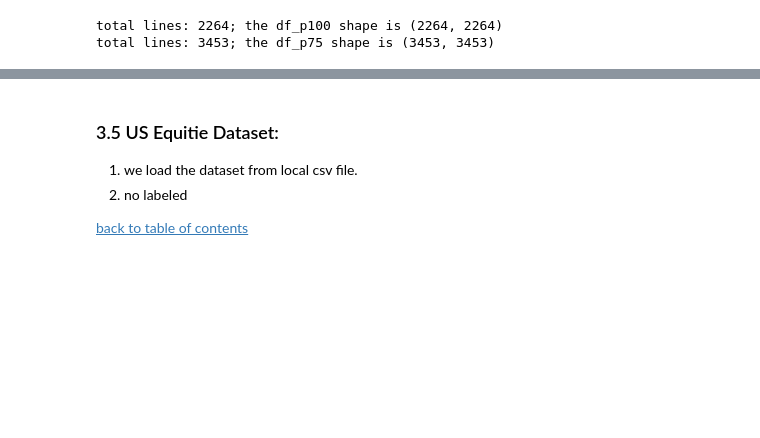
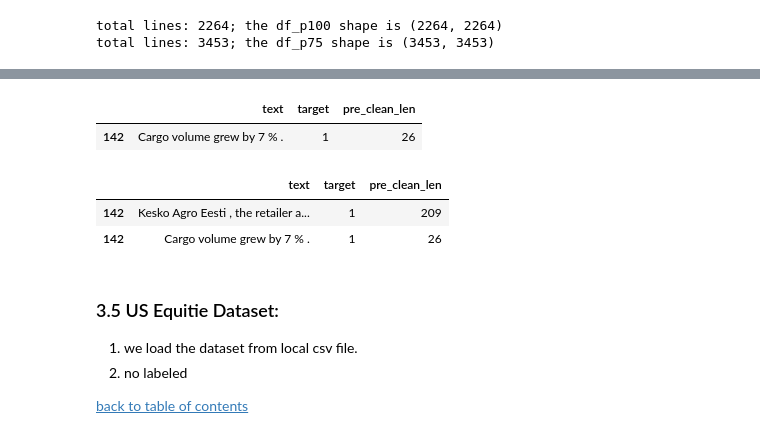
Before and after one commit to noceanfish/Springboard, a Jupyter notebook: notebooks/news_sentimential_analysis/sa_data_wrangling.ipynb, the cells around one changed output, grey strips where cells are left out. Cells and saved outputs as stored; diff of their text form; code cells hidden in the pictures; blank space fills up the shorter version.

```diff
--- a/notebooks/news_sentimential_analysis/sa_data_wrangling.ipynb
+++ b/notebooks/news_sentimential_analysis/sa_data_wrangling.ipynb
@@ -251,7 +274,7 @@ print('Total folders are {}, the number of corpus is {}'.format(folder_count, to
 t = 0
 t2 = []
 
-with open(('data/multidomain_SA/sorted_data/' + 'summary.txt'), 'r', encoding='utf-8') as f:
+with open((amzn_path + '/summary.txt'), 'r', encoding='utf-8') as f:
     summary = f.readlines()
 for l in summary:
     n = l.split()[-1]
@@ -305,8 +352,8 @@ tweet_sentim_df = tweet_sentim_df[tweet_sentim_df.pre_clean_len > 10]
 
 [back to table of contents](#toc)
 # %%
-phasbank_p100_path = 'data/FinancialPhraseBank-v1.0/Sentences_AllAgree.txt'
-phasbank_p75_path = 'data/FinancialPhraseBank-v1.0/Sentences_75Agree.txt'
+phasbank_p100_path = '/Users/zz/Documents/dev/Springboard/data/raw/FinancialPhraseBank-v1.0/Sentences_AllAgree.txt'
+phasbank_p75_path = '/Users/zz/Documents/dev/Springboard/data/raw/FinancialPhraseBank-v1.0/Sentences_75Agree.txt'
 
 # with 100% agree dataset
 with open(phasbank_p100_path, 'r', encoding='latin-1') as f:
@@ -370,0 +447,5 @@ phasbank_p100.target.value_counts(), phasbank_p75.target.value_counts()
+# %%
+phasbank_raw = pd.concat([phasbank_p100, phasbank_p75])
+phasbank_raw = phasbank_raw[phasbank_raw['target'] != -1]
+phasbank_raw['pre_clean_len'] = phasbank_raw.text.apply(len)
+phasbank_raw.info()
@@ -370,0 +463,11 @@ phasbank_p100.target.value_counts(), phasbank_p75.target.value_counts()
+# %%
+phasbank_raw[phasbank_raw.pre_clean_len<30]
+# %% [output]
+|  | text | target | pre_clean_len |
+| 142 | Cargo volume grew by 7 % . | 1 | 26 |
+# %%
+phasbank_raw.loc[142]
+# %% [output]
+|  | text | target | pre_clean_len |
+| 142 | Kesko Agro Eesti , the retailer a... | 1 | 209 |
+| 142 | Cargo volume grew by 7 % . | 1 | 26 |
```
Also changed, not shown: parts of 9 cells of this notebook, 3 other files.
